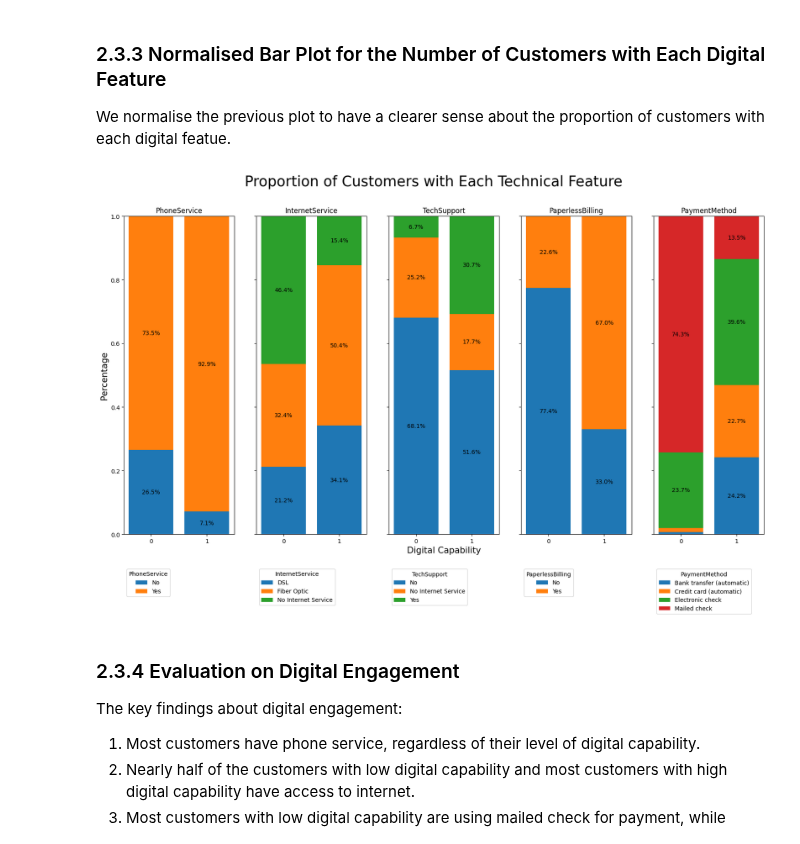
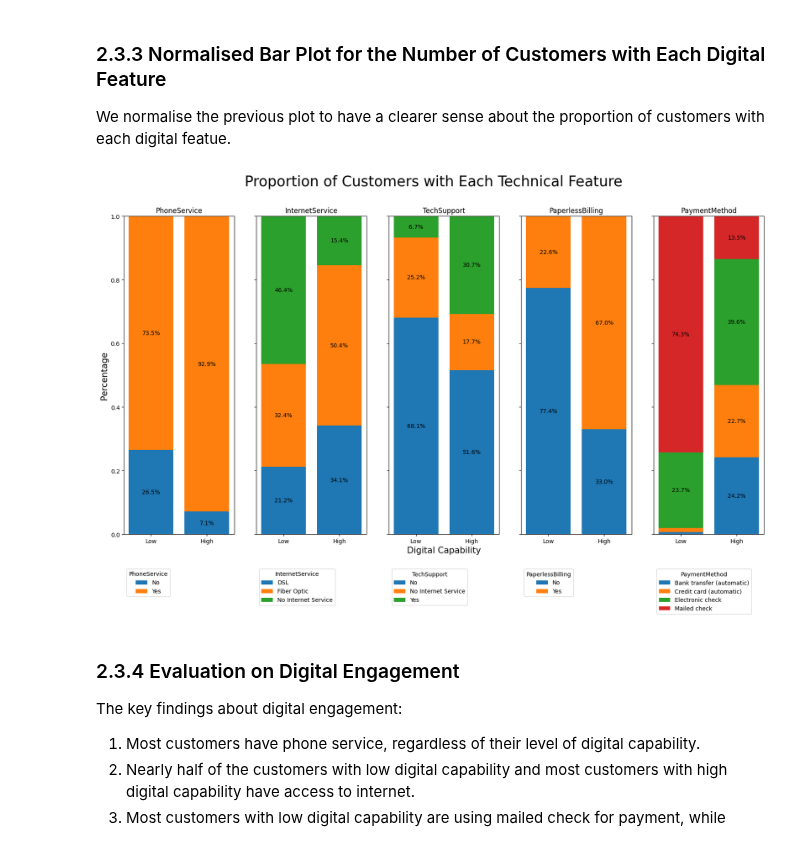
Before and after one commit to yionna/DSA3101-Object-Not-Found, a Jupyter notebook: group_tasks/Subgroup A/qn3.ipynb, the cells around one changed output. Saved outputs shown, nothing was run; the diff lists cells and outputs as text; code cells hidden in the pictures.

```diff
--- a/group_tasks/Subgroup A/qn3.ipynb
+++ b/group_tasks/Subgroup A/qn3.ipynb
@@ -215,31 +215,31 @@ We normalise the previous plot to have a clearer sense about the proportion of c
 # %%
 fig, axes = plt.subplots(1, 5, figsize=(20, 10), sharey=True)
 
 for i, feature in enumerate(digital_features):
     proportions = digital_df.groupby('Digital_Capability')[feature].value_counts(normalize=True).unstack(fill_value=0)
 
     curr_height = np.zeros(len(proportions))
 
     for category in proportions.columns:
         axes[i].bar(proportions.index, proportions[category], bottom=curr_height, label=category)
         curr_height += proportions[category]
 
         for j, proportion in enumerate(proportions[category]):
             if proportion > 0.05:
                 axes[i].text(j, curr_height[j]-proportion/2, f'{round(proportion*100, 1)}%', ha='center', va='center', fontsize=10)
 
     axes[i].set_ylim(0, 1)
     axes[i].set_title(feature)
     axes[i].set_xticks(proportions.index)
-    #axes[i].set_xticklabels(['Low', 'High'])
+    axes[i].set_xticklabels(['Low', 'High'])
     axes[i].legend(title=feature, bbox_to_anchor=(0,-0.10), loc='upper left')
 
 axes[0].set_ylabel('Percentage', fontsize=15)
 axes[2].set_xlabel('Digital Capability', fontsize=15)
 plt.suptitle('Proportion of Customers with Each Technical Feature', fontsize=25)
 plt.show()
 # %% [output]
-[figure, old version]
+[figure, new version]
 # %% [markdown]
 ### 2.3.4 Evaluation on Digital Engagement
 
```
